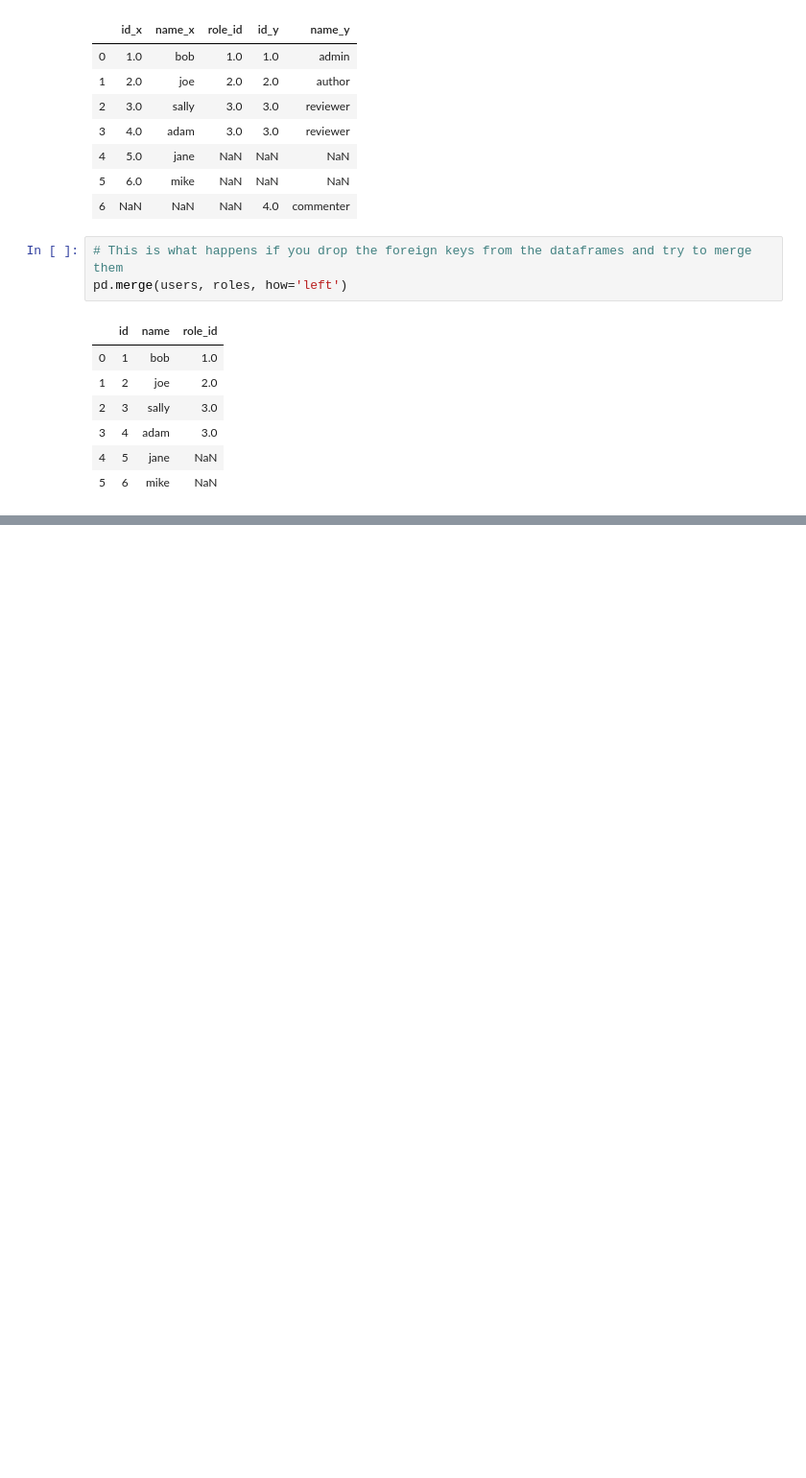
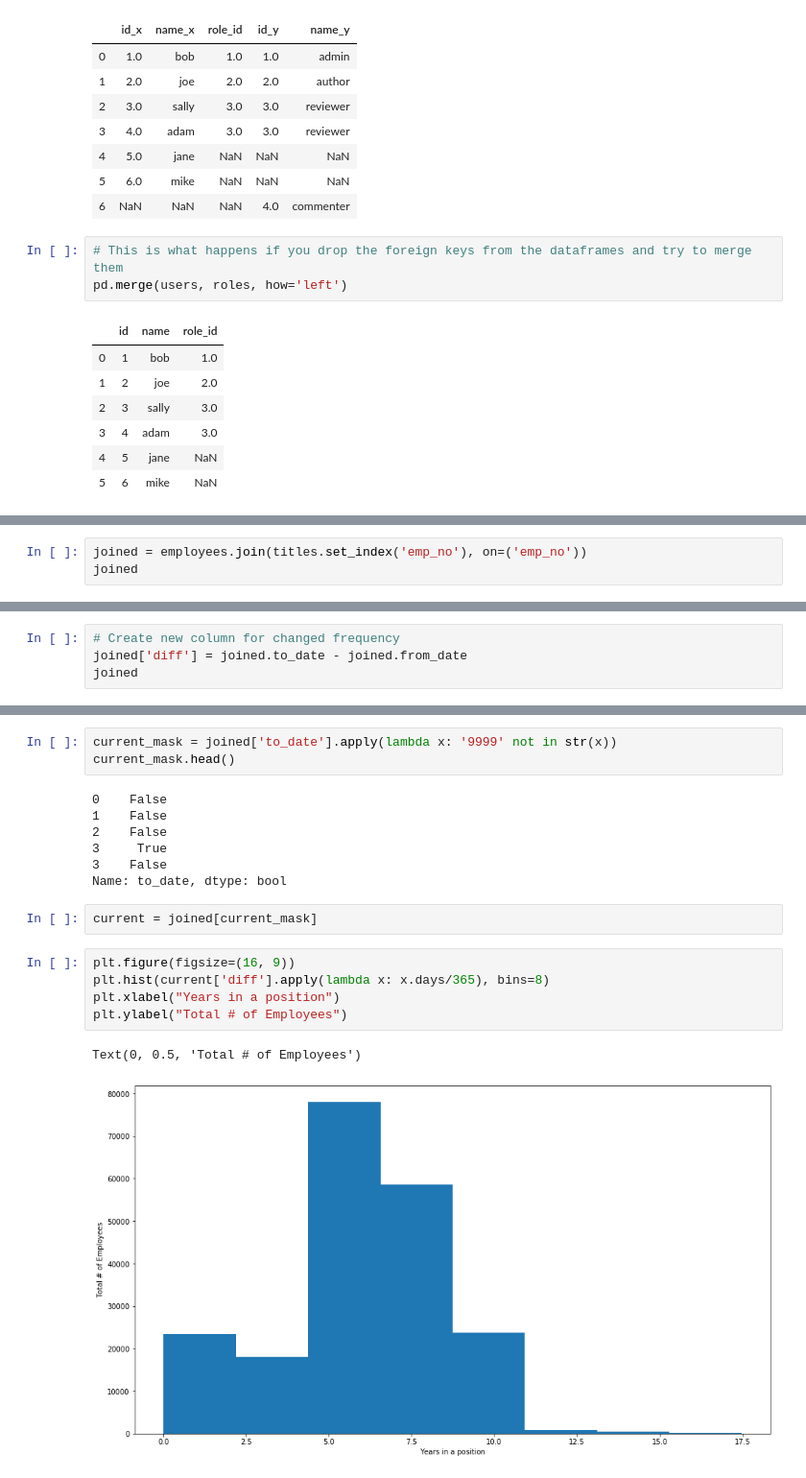
Before and after one commit to chasethompson/python-exercises, a Jupyter notebook: 4.8.4.4_advanced_dataframes.ipynb, the cells around one changed output, grey strips where cells are left out. Shown: that part at 96% size. Drawn from its saved outputs; the diff is of its cells as text; blank space fills up the shorter version.

```diff
--- a/4.8.4.4_advanced_dataframes.ipynb
+++ b/4.8.4.4_advanced_dataframes.ipynb
@@ -263,0 +359,3 @@ pd.merge(users, roles, how='left')
+# %%
+joined = employees.join(titles.set_index('emp_no'), on=('emp_no'))
+joined
@@ -263,0 +400,4 @@ pd.merge(users, roles, how='left')
+# %%
+# Create new column for changed frequency
+joined['diff'] = joined.to_date - joined.from_date
+joined
@@ -263,0 +418,20 @@ pd.merge(users, roles, how='left')
+# %%
+current_mask = joined['to_date'].apply(lambda x: '9999' not in str(x))
+current_mask.head()
+# %% [output]
+0    False
+1    False
+2    False
+3     True
+3    False
+Name: to_date, dtype: bool
+# %%
+current = joined[current_mask]
+# %%
+plt.figure(figsize=(16, 9))
+plt.hist(current['diff'].apply(lambda x: x.days/365), bins=8)
+plt.xlabel("Years in a position")
+plt.ylabel("Total # of Employees")
+# %% [output]
+Text(0, 0.5, 'Total # of Employees')
+[figure, added]
```
Also changed, not shown: parts of 47 cells of this notebook, 1 other file.
